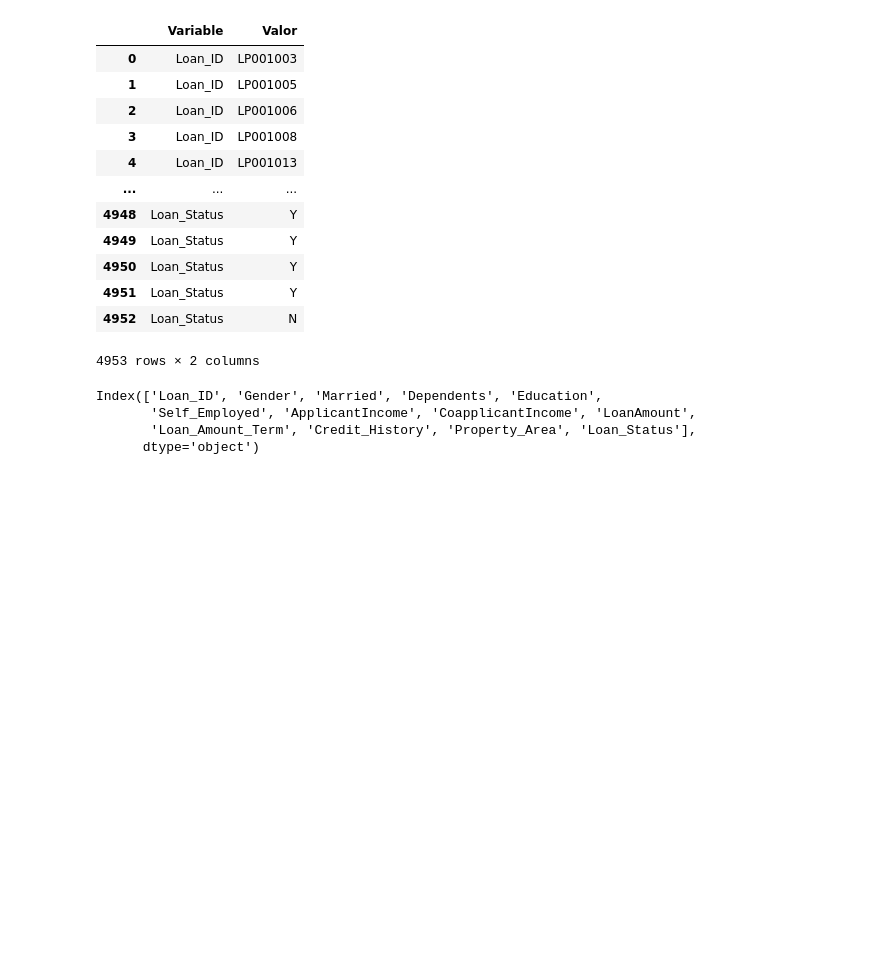
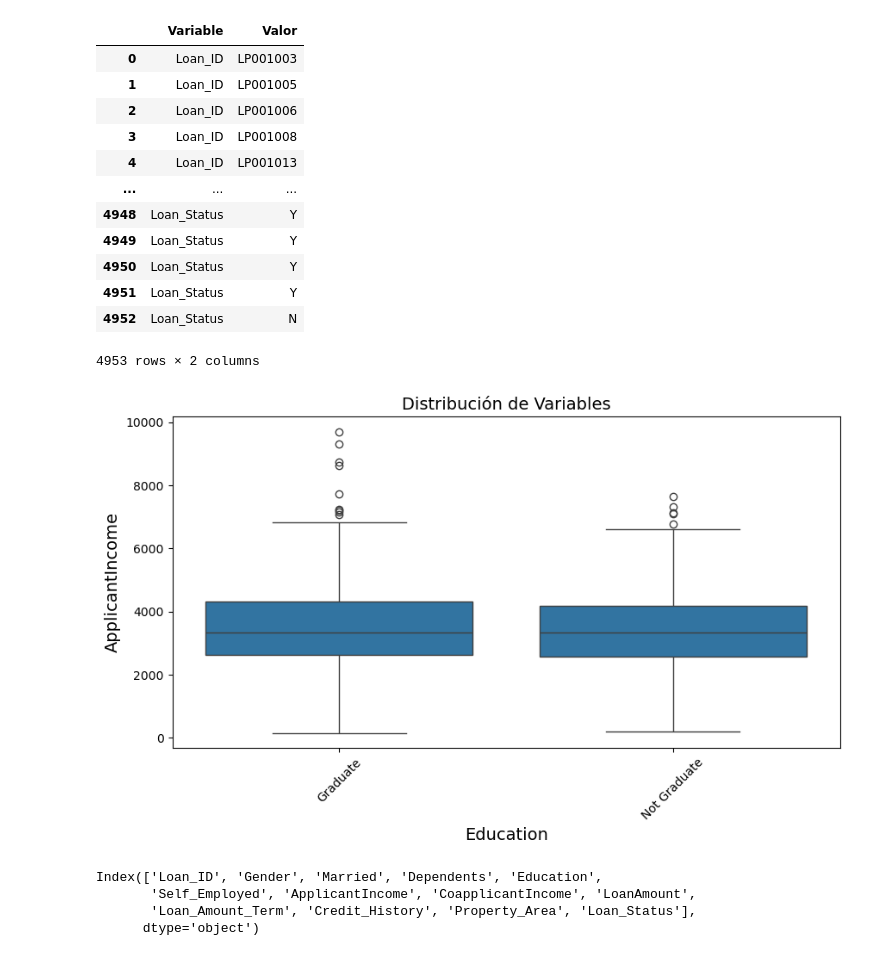
Before and after one commit to LuisDavid01/notebook-proyecto-big-data, a Jupyter notebook: SC-707_G7_Propuesta de proyecto.ipynb, the cells around one changed output. Cells and saved outputs as stored; diff of their text form; code cells hidden in the pictures; blank space fills up the shorter version.

```diff
--- a/SC-707_G7_Propuesta de proyecto.ipynb
+++ b/SC-707_G7_Propuesta de proyecto.ipynb
@@ -187,10 +187,12 @@ prestamosM
 # %%
 import seaborn as sns
 plt.figure(figsize=(10, 5))
-sns.boxplot(x="Variable", y="Valor", data=prestamosM)
+sns.boxplot(x="Education", y="ApplicantIncome", data=prestamos)
 plt.title("Distribución de Variables")
 plt.xticks(rotation=45)
 plt.show()
+# %% [output]
+[figure, added]
 # %%
 prestamos.columns
 # %% [output]
```
